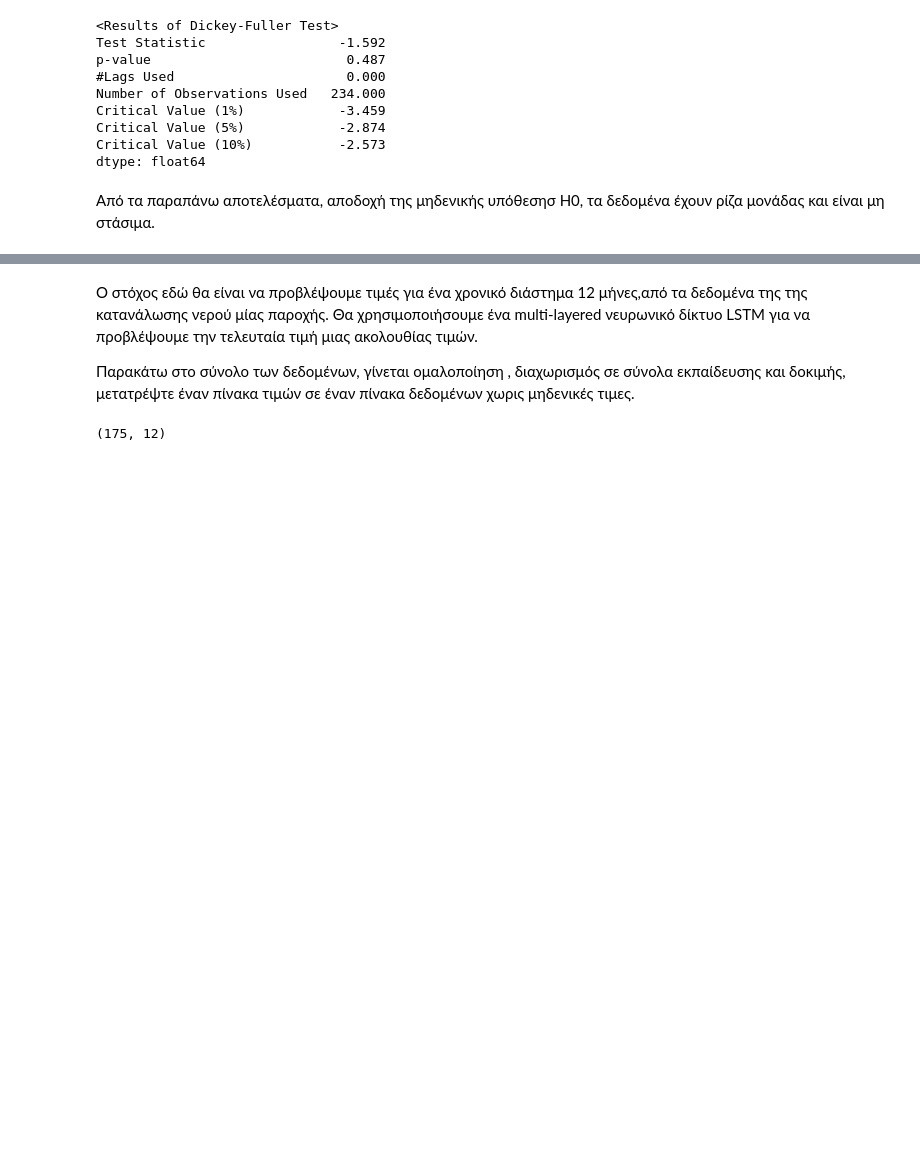
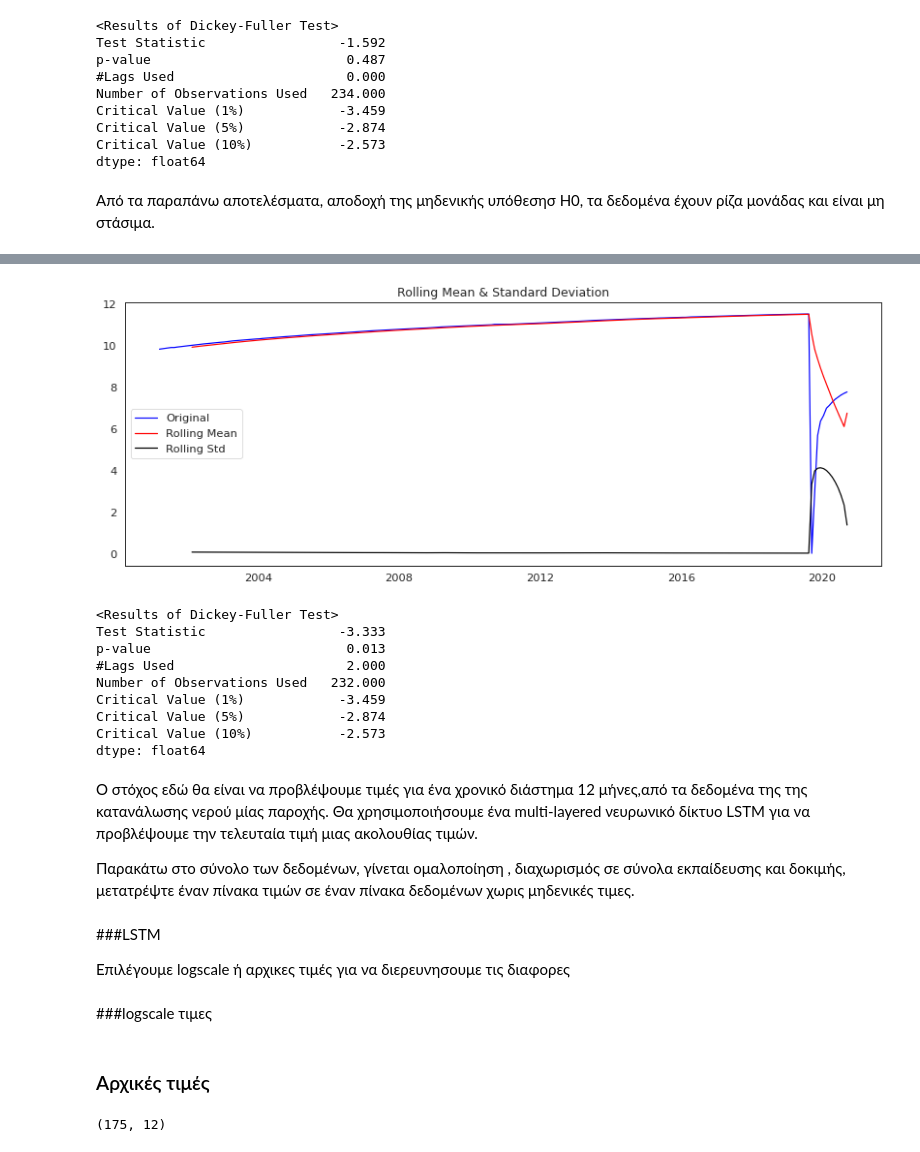
Before and after one commit to geomyll33/Beautez, a Jupyter notebook: ΕΥΔΑΠ_project_STATS_ARIMA_Profet_LSTM.ipynb, the cells around one changed output, grey strips where cells are left out. Saved outputs shown, nothing was run; the diff lists cells and outputs as text; code cells hidden in the pictures; blank space fills up the shorter version.

```diff
--- a/ΕΥΔΑΠ_project_STATS_ARIMA_Profet_LSTM.ipynb
+++ b/ΕΥΔΑΠ_project_STATS_ARIMA_Profet_LSTM.ipynb
@@ -1277,3 +1280,6 @@ Critical Value (10%)           -2.573
 dtype: float64
 # %% [markdown]
 Από τα παραπάνω αποτελέσματα, αποδοχή της μηδενικής υπόθεσησ H0, τα δεδομένα  έχουν ρίζα μονάδας και είναι μη στάσιμα.
+# %%
+df3_logScale = np.log(df3.indication)
+plt.plot(df3_logScale)
@@ -1280,4 +1298,23 @@ dtype: float64
+# %%
+test_stationarity(df3_logScale)
+# %% [output]
+[figure, added]
+<Results of Dickey-Fuller Test>
+Test Statistic                 -3.333
+p-value                         0.013
+#Lags Used                      2.000
+Number of Observations Used   232.000
+Critical Value (1%)            -3.459
+Critical Value (5%)            -2.874
+Critical Value (10%)           -2.573
+dtype: float64
 # %% [markdown]
 Ο στόχος εδώ θα είναι να προβλέψουμε τιμές για ένα χρονικό διάστημα 12 μήνες,από τα δεδομένα της της κατανάλωσης νερού  μίας παροχής. Θα χρησιμοποιήσουμε ένα multi-layered  νευρωνικό δίκτυο LSTM για να προβλέψουμε την τελευταία τιμή μιας ακολουθίας τιμών.
 
 Παρακάτω στο  σύνολο των δεδομένων, γίνεται ομαλοποίηση , διαχωρισμός σε σύνολα εκπαίδευσης και δοκιμής, μετατρέψτε έναν πίνακα τιμών σε έναν πίνακα δεδομένων χωρις μηδενικές τιμες.
+# %% [markdown]
+###LSTM
+
+Επιλέγουμε logscale ή αρχικες τιμές για να διερευνησουμε τις διαφορες
+# %% [markdown]
+###logscale τιμες
@@ -1284,3 +1330,5 @@ dtype: float64
+# %% [markdown]
+### Αρχικές τιμές
 # %%
 dataset = df3.indication.values #numpy.ndarray
 dataset = dataset.astype('float32')
```
Also changed, not shown: parts of 18 cells of this notebook.
